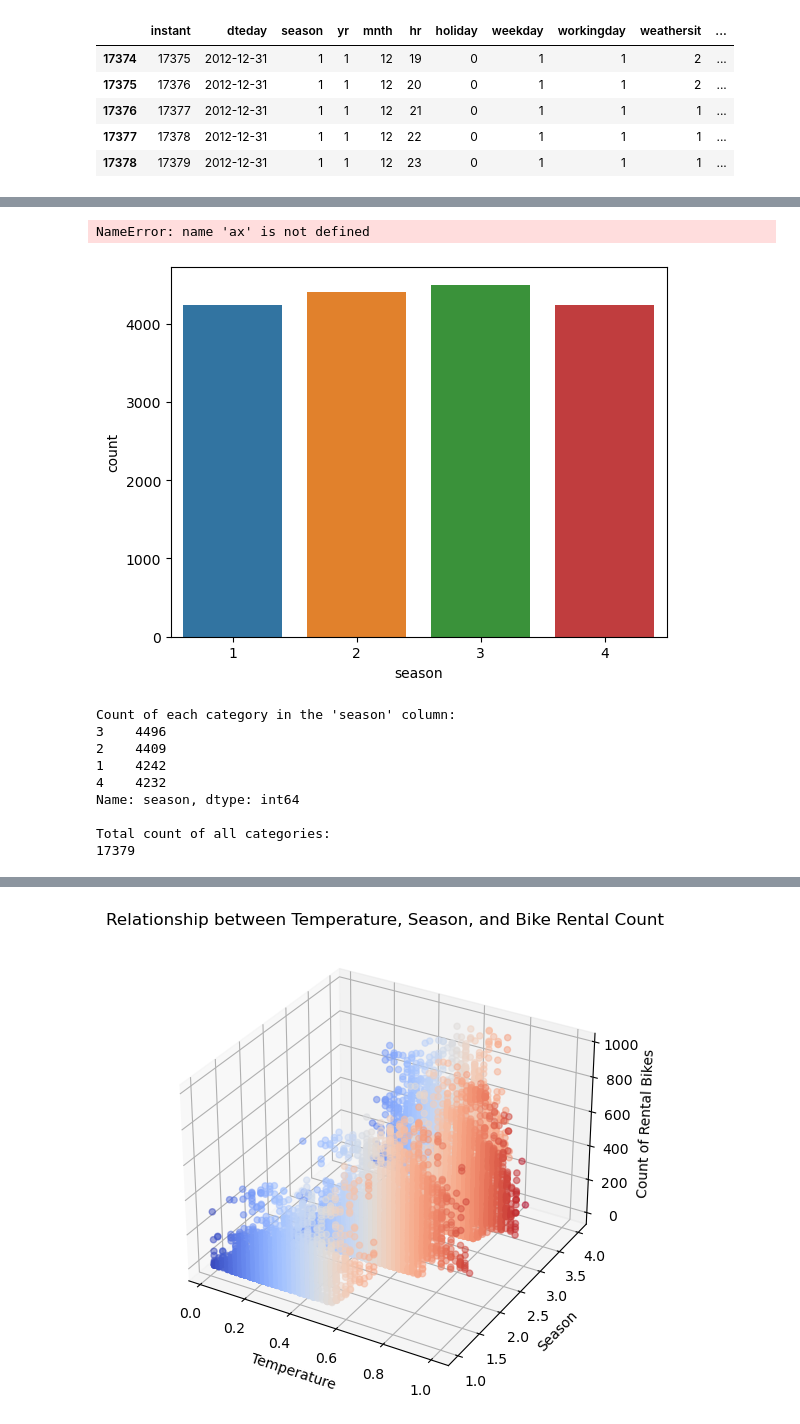
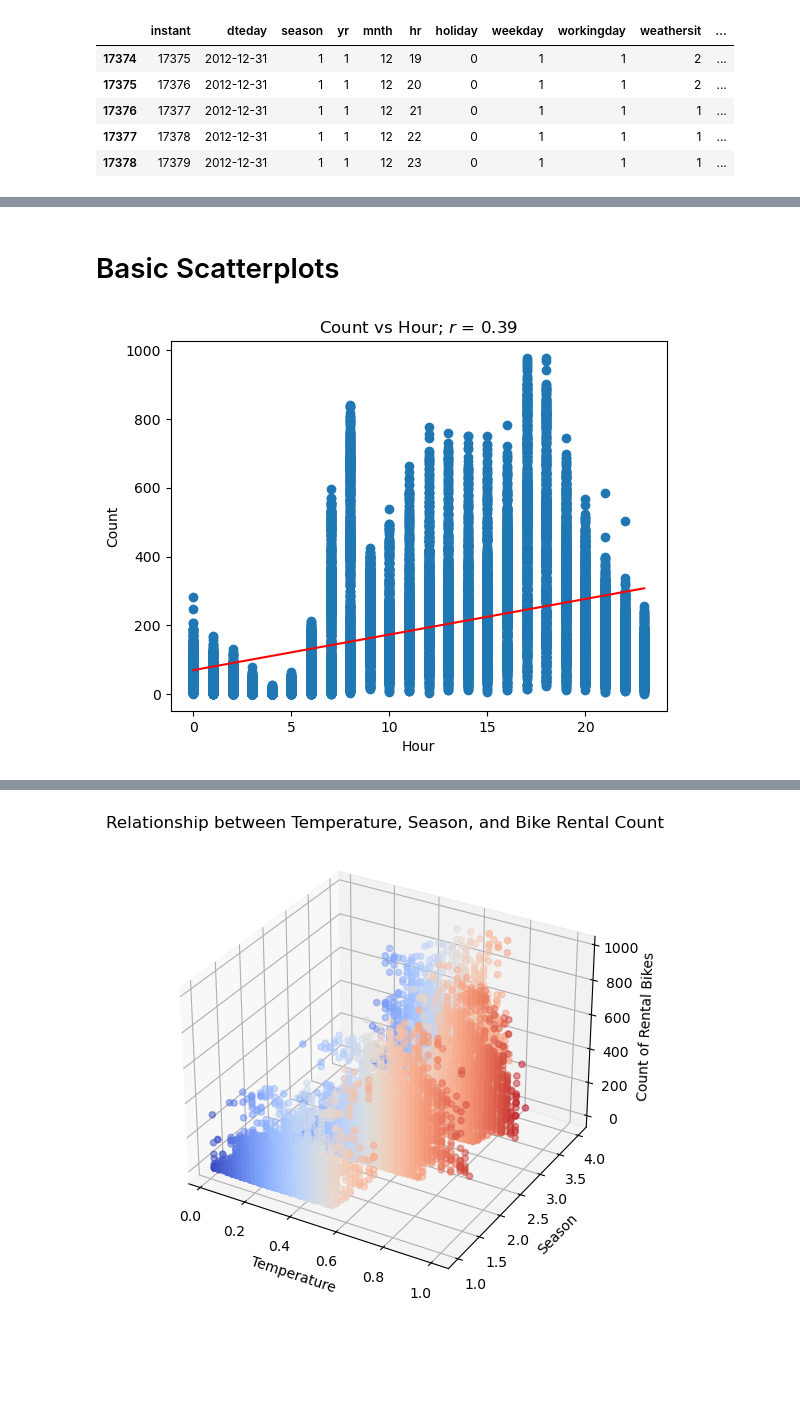
Before and after one commit to lisanvo/aai500-final-project, a Jupyter notebook: models/Initial.ipynb, the cells around one changed output, grey strips where cells are left out. Saved outputs shown, nothing was run; the diff lists cells and outputs as text; code cells hidden in the pictures; blank space fills up the shorter version.

```diff
--- a/models/Initial.ipynb
+++ b/models/Initial.ipynb
@@ -195,33 +209,20 @@ def perc_on_bar(plot, feature):
-# %%
-import seaborn as sns
-import matplotlib.pyplot as plt
-
-# Create a countplot
-sns.countplot(x='season', data=df)
-
-# Call the function to add percentage labels
-perc_on_bar(plt.gca(), df['season'].value_counts())
-# %% [output]
-NameError: name 'ax' is not defined
-[figure, removed]
-# %%
-import pandas as pd
-
-value_counts = df['season'].value_counts()
-total_sum = value_counts.sum()
-
-print("Count of each category in the 'season' column:")
-print(value_counts)
-
-print("\nTotal count of all categories:")
-print(total_sum)
-# %% [output]
-Count of each category in the 'season' column:
-3    4496
-2    4409
-1    4242
-4    4232
-Name: season, dtype: int64
-
-Total count of all categories:
-17379
+# %% [markdown]
+# Basic Scatterplots
+# %%
+x = df['hr']
+y = df['cnt']
+plt.title('Count vs Hour')
+plt.xlabel('Hour')
+plt.ylabel('Count')
+
+# create best-fit line based on slope-intercept form
+m, b = np.polyfit(x, y, 1)
+plt.scatter(x, y)
+plt.plot(x, m*x+b, color = 'red')
+
+# correlation coefficient
+corr = round(np.corrcoef(x, y)[0,1],2)
+plt.title('Count vs Hour;' ' $\mathit{r}$ = ' + "{:.2f}".format(corr))
+plt.show()
+# %% [output]
+[figure, added]
```
Also changed, not shown: parts of 75 cells of this notebook.
